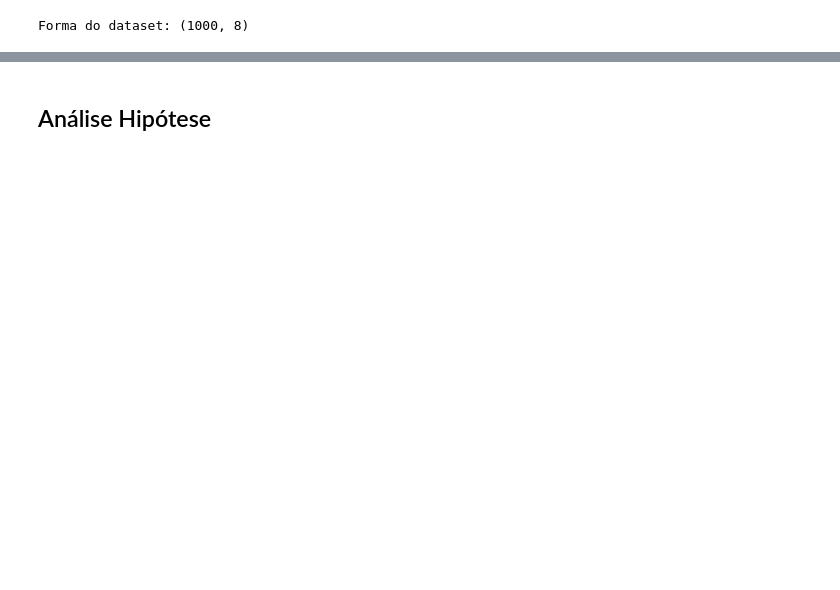
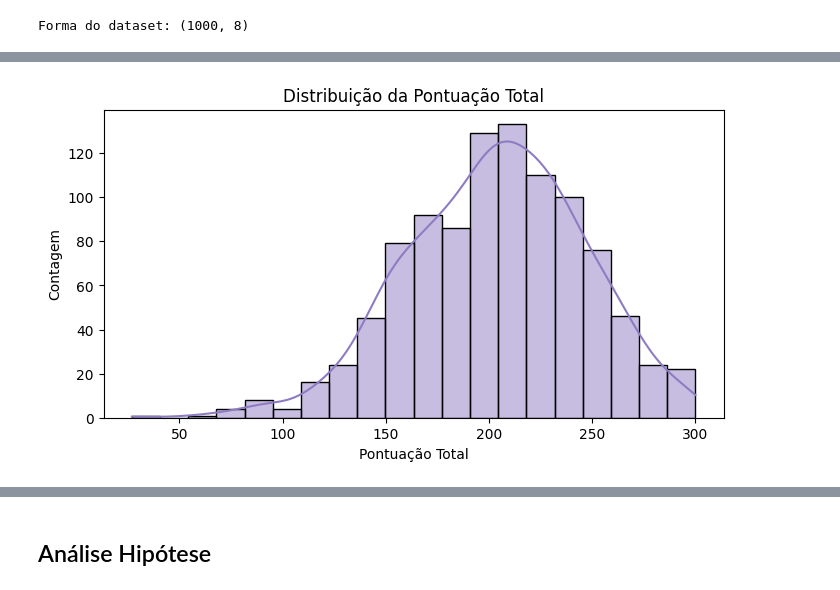
Before and after one commit to tainahguerras/Estatistica-ADA-Santander, a Jupyter notebook: projeto_estatistico.ipynb, the cells around one changed output, grey strips where cells are left out. Drawn from its saved outputs; the diff is of its cells as text; code cells hidden in the pictures; blank space fills up the shorter version.

```diff
--- a/projeto_estatistico.ipynb
+++ b/projeto_estatistico.ipynb
@@ -141 +138,5 @@ def create_histogram(data, title = '', xlabel = '', ylabel = '', size = (8,4)):
+# %%
+fns.create_histogram(data['score_sum'], 'Distribuição da Pontuação Total', 'Pontuação Total', 'Contagem')
+# %% [output]
+[figure, added]
 # %%
```
Also changed, not shown: parts of 37 cells of this notebook, 3 other files.
